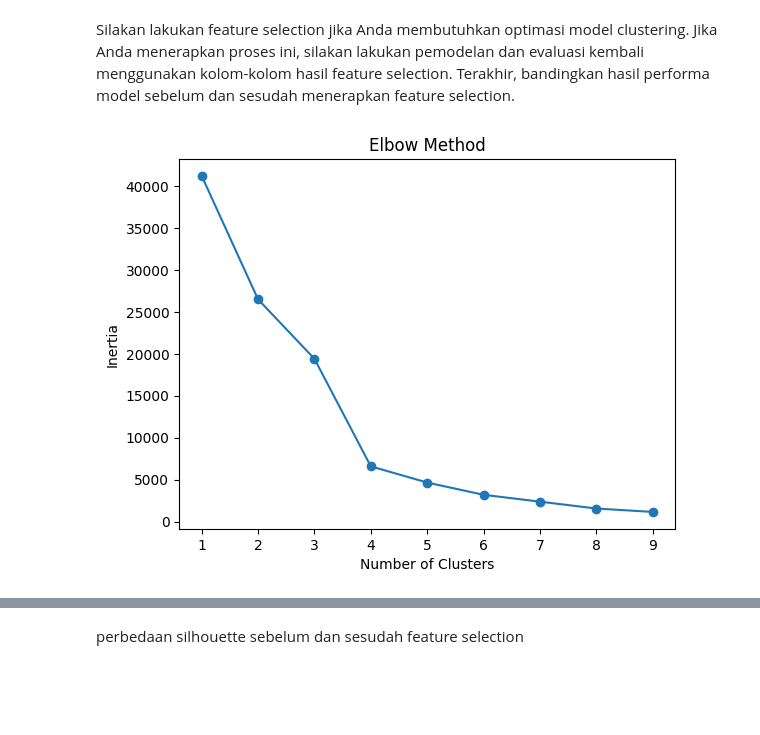
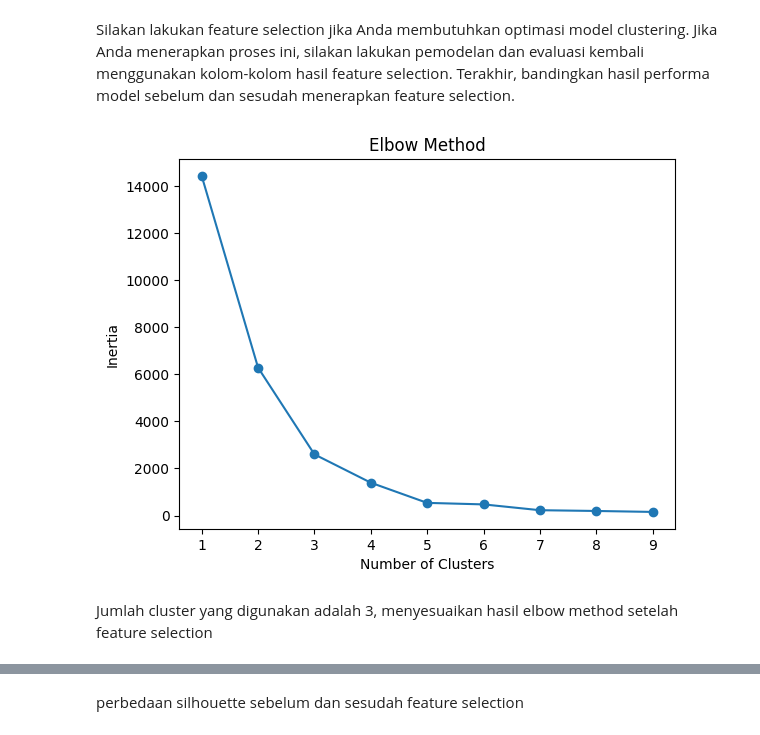
Before and after one commit to Alfthrpy/Submission-ML-untuk-Pemula, a Jupyter notebook: [Clustering]_Submission_Akhir_BMLP_Muhammad_Rizki_Al_Fathir_(Updated).ipynb, the cells around one changed output, grey strips where cells are left out. Drawn from its saved outputs; the diff is of its cells as text; code cells hidden in the pictures; blank space fills up the shorter version.

```diff
--- a/[Clustering]_Submission_Akhir_BMLP_Muhammad_Rizki_Al_Fathir_(Updated).ipynb
+++ b/[Clustering]_Submission_Akhir_BMLP_Muhammad_Rizki_Al_Fathir_(Updated).ipynb
@@ -312,7 +307,7 @@ remote ratio tidak dihilangkan karena tidak cocok dihitung dengan IQR(melihat da
 # %% [markdown]
 pengecekan jumlah unique value di tiap fitur kategori
 # %%
-categorical_feature = df.select_dtypes(include=['object','category'])
+categorical_feature = df_clean.select_dtypes(include=['object','category'])
 high_cardinal_column = []
 low_cardinal_column = []
 for col in categorical_feature.columns:
@@ -397,7 +390,7 @@ See the caveats in the documentation: https://pandas.pydata.org/pandas-docs/stab
 # %% [markdown]
 menggabungkan kembali dengan numeric feature
 # %%
-numerical_feature = df.select_dtypes(include=['int64', 'float64'])
+numerical_feature = df_clean.select_dtypes(include=['int64', 'float64'])
 df_encoded = pd.concat([numerical_feature,low_cardinal_feature,high_cardinal_feature], axis=1)
 df_encoded
 # %% [output]
@@ -448,7 +440,7 @@ Pada tahap ini, Anda membangun model clustering dengan memilih algoritma yang se
 2. Latih model dengan data menggunakan algoritma tersebut.
 # %%
 # kmeans clustering
-n = 4
+n = 3
 kmeans = KMeans(n_clusters=n, random_state=42)
 clusters = kmeans.fit_predict(df_scaled)
 df_clustered = df_scaled.copy()
@@ -479,5 +471,6 @@ plt.show()
 # %%
-
+kmeans = KMeans(n_clusters=n, random_state=42)
+clusters = kmeans.fit_predict(df_scaled)
 silhouette_avg = silhouette_score(df_scaled, kmeans.labels_)
 print("For n_clusters =", n,
       "The average silhouette_score is :", silhouette_avg)
@@ -489,22 +482,24 @@ For n_clusters = 4 The average silhouette_score is : 0.3189723086661509
 Silakan lakukan feature selection jika Anda membutuhkan optimasi model clustering. Jika Anda menerapkan proses ini, silakan lakukan pemodelan dan evaluasi kembali menggunakan kolom-kolom hasil feature selection. Terakhir, bandingkan hasil performa model sebelum dan sesudah menerapkan feature selection.
 # %%
 
-selector = VarianceThreshold(threshold=0.06)
+selector = VarianceThreshold(threshold=0.14)
 df_selected = selector.fit_transform(df_scaled)
 
 inertia = []
 for i in range(1, 10):
     kmeans = KMeans(n_clusters=i, random_state=42)
     kmeans.fit(df_scaled[df_scaled.columns[selector.get_support()]])
     inertia.append(kmeans.inertia_)
 
 plt.plot(range(1, 10), inertia, marker='o')
 plt.title('Elbow Method')
 plt.xlabel('Number of Clusters')
 plt.ylabel('Inertia')
 plt.show()
 # %% [output]
-[figure, old version]
+[figure, new version]
+# %% [markdown]
+Jumlah cluster yang digunakan adalah 3, menyesuaikan hasil elbow method setelah feature selection
 # %%
 column_selected = df_scaled.columns[selector.get_support()]
 print(column_selected)
```
Also changed, not shown: parts of 24 cells of this notebook, 3 other files.
